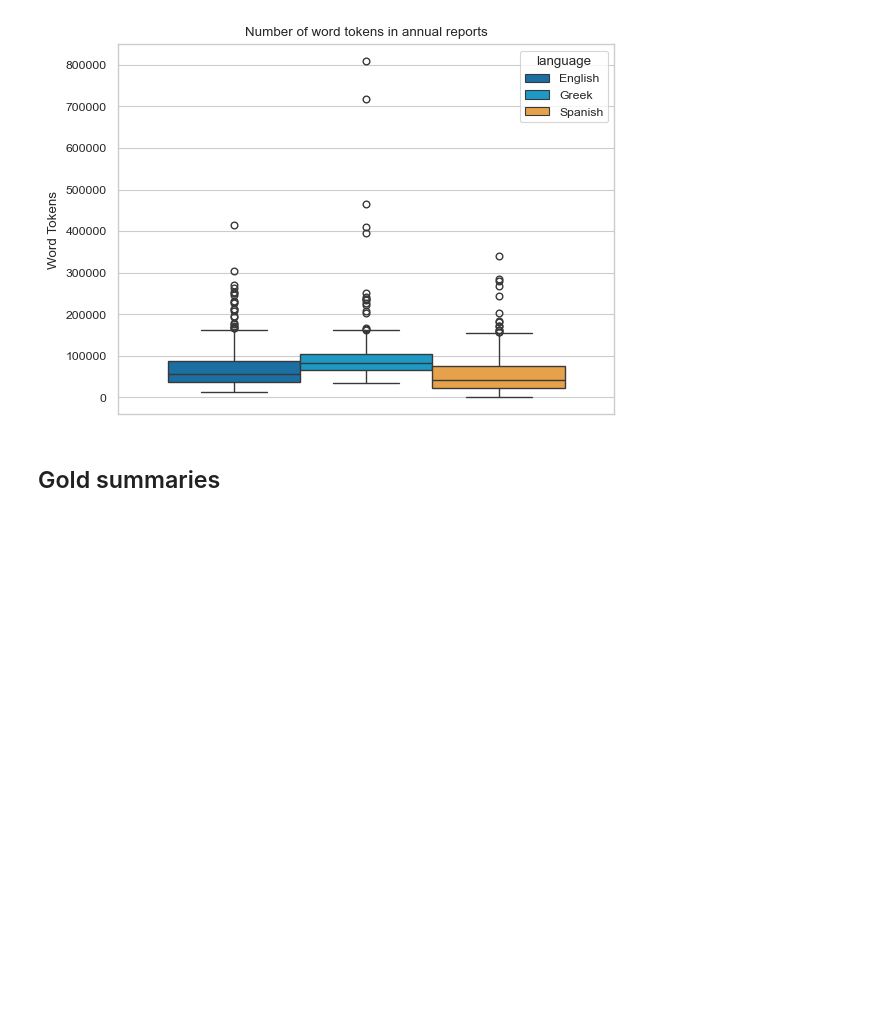
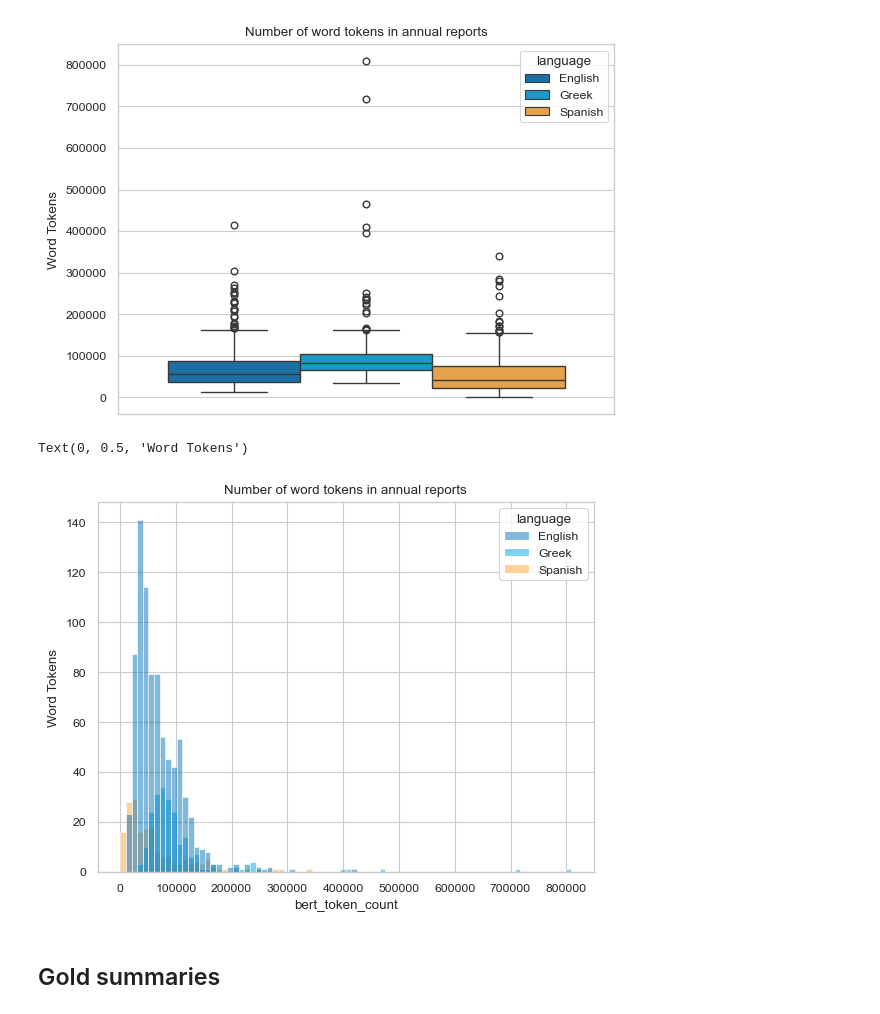
Before and after one commit to stefsyrsiri/financial-summarization-meta-evaluation, a Jupyter notebook: notebooks/eda.ipynb, the cells around one changed output. Cells and saved outputs as stored; diff of their text form; code cells hidden in the pictures; blank space fills up the shorter version.

```diff
--- a/notebooks/eda.ipynb
+++ b/notebooks/eda.ipynb
@@ -70,6 +81,13 @@ plt.ylabel('Word Tokens')
 # %% [output]
 Text(0, 0.5, 'Word Tokens')
 [figure]
+# %%
+sns.histplot(data=reports, x='bert_token_count', hue='language', palette=langcols)
+plt.title('Number of word tokens in annual reports')
+plt.ylabel('Word Tokens')
+# %% [output]
+Text(0, 0.5, 'Word Tokens')
+[figure, added]
 # %% [markdown]
 ## Gold summaries
 # %%
```
Also changed, not shown: parts of 1 cell of this notebook, 1 other file.
